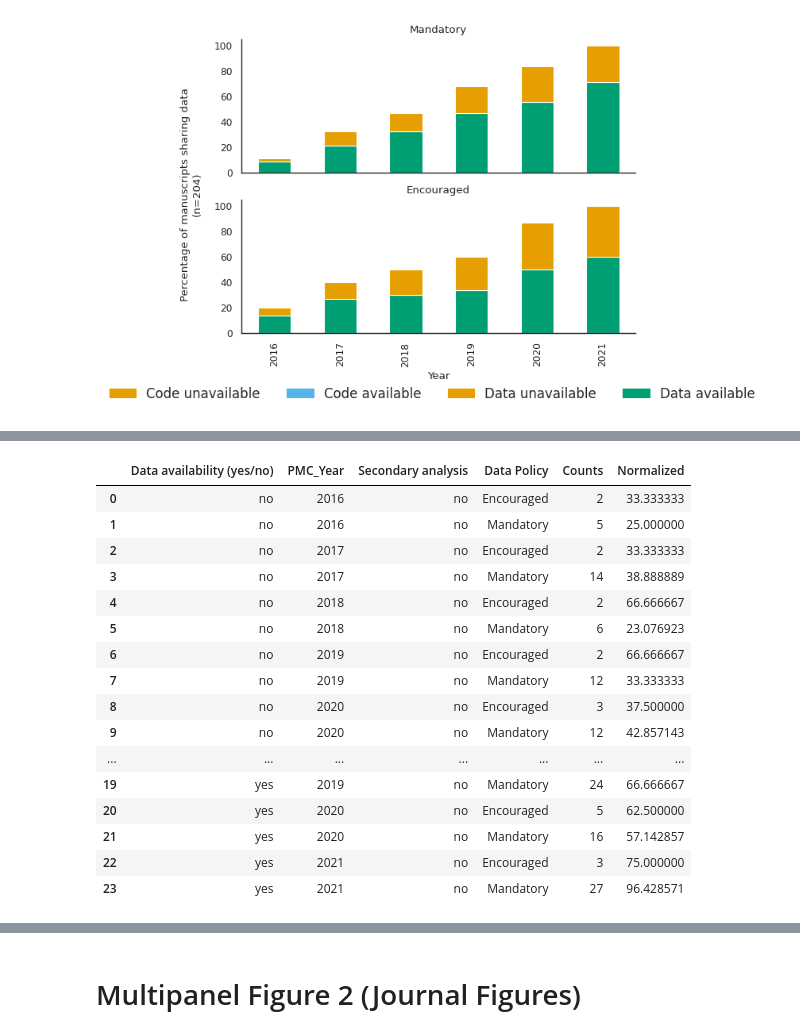
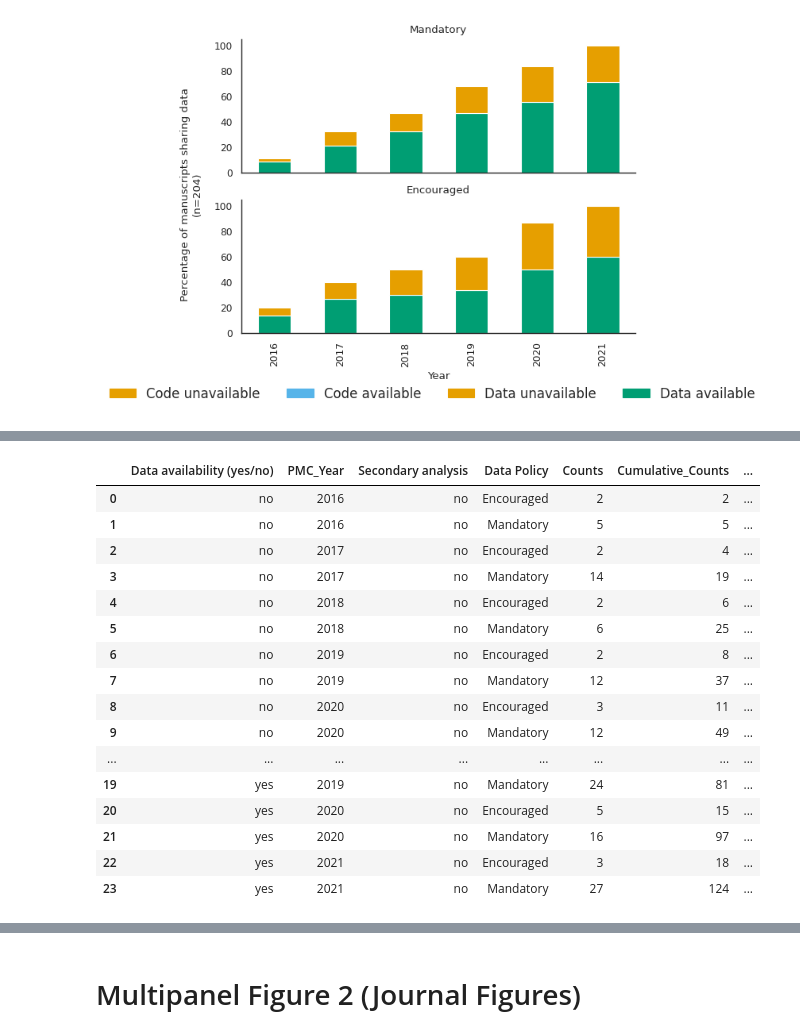
Before and after one commit to Mangul-Lab-USC/code-availability, a Jupyter notebook: notebooks/Figures.ipynb, the cells around one changed output, grey strips where cells are left out. Drawn from its saved outputs; the diff is of its cells as text; code cells hidden in the pictures.

```diff
--- a/notebooks/Figures.ipynb
+++ b/notebooks/Figures.ipynb
@@ -1561,11 +1615,44 @@ df_temp=pd.DataFrame({'Counts': df_modified.groupby(['Data availability (yes/no)
 #df_temp=df_temp[~((df_temp['Code availability (Yes/No)']=='yes'))]
 #filter df_temp to only have primary studies
 df_temp=df_temp[~(df_temp['Secondary analysis']=='yes')]
+df_temp['Cumulative_Counts']=0
 df_temp['Normalized']=0
 years=[2016,2017,2018,2019,2020,2021]
-policies=['Encouraged','Mandatory']
+policies=["Encouraged","Mandatory"]
+encouraged_cum_sum=0
+mandatory_cum_sum=0
+availbilities=['no','yes']
 for year in years:
     for policy in policies:
-        df_temp.loc[((df_temp['PMC_Year']==year) & (df_temp['Data Policy']==policy)),'Normalized']=(df_temp.loc[(df_temp['PMC_Year']==year) & (df_temp['Data Policy']==policy),'Counts']/df_temp.loc[((df_temp['PMC_Year']==year) & (df_temp['Data Policy']==policy)),'Counts'].sum())*100
+        if policy=='Encouraged':
+            encouraged_cum_sum+=df_temp.loc[((df_temp['PMC_Year']==year)&(df_temp['Data Policy']==policy)),'Counts'].sum()
+        elif policy=='Mandatory':
+            mandatory_cum_sum+=df_temp.loc[((df_temp['PMC_Year']==year)&(df_temp['Data Policy']==policy)),'Counts'].sum()
+        #print(encouraged_cum_sum,mandatory_cum_sum)
+        for availbility in availbilities:
+            if policy=='Encouraged':
+                if year==2016:
+                    df_temp.loc[((df_temp['PMC_Year']==year)&(df_temp['Data Policy']==policy)&(df_temp['Data availability (yes/no)']==availbility)),'Cumulative_Counts']=(((df_temp.loc[((df_temp['PMC_Year']==year)&(df_temp['Data Policy']==policy)&(df_temp['Data availability (yes/no)']==availbility)),'Counts'])))
+                    df_temp.loc[((df_temp['PMC_Year']==year)&(df_temp['Data Policy']==policy)&(df_temp['Data availability (yes/no)']==availbility)),'Normalized']=(df_temp.loc[((df_temp['PMC_Year']==year)&(df_temp['Data Policy']==policy)&(df_temp['Data availability (yes/no)']==availbility)),'Cumulative_Counts']/encouraged_cum_sum)*100
+                else:
+                    curr_value=df_temp.loc[((df_temp['PMC_Year']==year)&(df_temp['Data Policy']==policy)&(df_temp['Data availability (yes/no)']==availbility)),'Counts'].values
+                    if df_temp.loc[((df_temp['PMC_Year']==year-1)&(df_temp['Data Policy']==policy)&(df_temp['Data availability (yes/no)']==availbility)),'Counts'].empty:
+                        prev_value=0
+                    else:
+                        prev_value=df_temp.loc[((df_temp['PMC_Year']==year-1)&(df_temp['Data Policy']==policy)&(df_temp['Data availability (yes/no)']==availbility)),'Cumulative_Counts'].values
+                    print(curr_value,prev_value)
+                    print(year,policy,availbility)
+                    df_temp.loc[((df_temp['PMC_Year']==year)&(df_temp['Data Policy']==policy)&(df_temp['Data availability (yes/no)']==availbility)),'Cumulative_Counts']=(curr_value+prev_value)
+                    df_temp.loc[((df_temp['PMC_Year']==year)&(df_temp['Data Policy']==policy)&(df_temp['Data availability (yes/no)']==availbility)),'Normalized']=(df_temp.loc[((df_temp['PMC_Year']==year)&(df_temp['Data Policy']==policy)&(df_temp['Data availability (yes/no)']==availbility)),'Cumulative_Counts']/encouraged_cum_sum)*100
+            elif policy=='Mandatory':
+                if year==2016:
+                    df_temp.loc[((df_temp['PMC_Year']==year)&(df_temp['Data Policy']==policy)&(df_temp['Data availability (yes/no)']==availbility)),'Cumulative_Counts']=(((df_temp.loc[((df_temp['PMC_Year']==year)&(df_temp['Data Policy']==policy)&(df_temp['Data availability (yes/no)']==availbility)),'Counts'])))
+                    df_temp.loc[((df_temp['PMC_Year']==year)&(df_temp['Data Policy']==policy)&(df_temp['Data availability (yes/no)']==availbility)),'Normalized']=(df_temp.loc[((df_temp['PMC_Year']==year)&(df_temp['Data Policy']==policy)&(df_temp['Data availability (yes/no)']==availbility)),'Cumulative_Counts']/mandatory_cum_sum)*100
+                else:
+
+                    curr_value=df_temp.loc[((df_temp['PMC_Year']==year)&(df_temp['Data Policy']==policy)&(df_temp['Data availability (yes/no)']==availbility)),'Counts'].values
+                    prev_value=df_temp.loc[((df_temp['PMC_Year']==year-1)&(df_temp['Data Policy']==policy)&(df_temp['Data availability (yes/no)']==availbility)),'Cumulative_Counts'].values
+                    df_temp.loc[((df_temp['PMC_Year']==year)&(df_temp['Data Policy']==policy)&(df_temp['Data availability (yes/no)']==availbility)),'Cumulative_Counts']=(curr_value+prev_value)
+                    df_temp.loc[((df_temp['PMC_Year']==year)&(df_temp['Data Policy']==policy)&(df_temp['Data availability (yes/no)']==availbility)),'Normalized']=(df_temp.loc[((df_temp['PMC_Year']==year)&(df_temp['Data Policy']==policy)&(df_temp['Data availability (yes/no)']==availbility)),'Cumulative_Counts']/mandatory_cum_sum)*100
 df_temp
 # %% [output]
@@ -1572,20 +1679,20 @@ df_temp
-|  | Data availability (yes/no) | PMC_Year | Secondary analysis | Data Policy | Counts | Normalized |
-| 0 | no | 2016 | no | Encouraged | 2 | 33.333333 |
-| 1 | no | 2016 | no | Mandatory | 5 | 25.000000 |
-| 2 | no | 2017 | no | Encouraged | 2 | 33.333333 |
-| 3 | no | 2017 | no | Mandatory | 14 | 38.888889 |
-| 4 | no | 2018 | no | Encouraged | 2 | 66.666667 |
-| 5 | no | 2018 | no | Mandatory | 6 | 23.076923 |
-| 6 | no | 2019 | no | Encouraged | 2 | 66.666667 |
-| 7 | no | 2019 | no | Mandatory | 12 | 33.333333 |
-| 8 | no | 2020 | no | Encouraged | 3 | 37.500000 |
-| 9 | no | 2020 | no | Mandatory | 12 | 42.857143 |
-| ... | ... | ... | ... | ... | ... | ... |
-| 19 | yes | 2019 | no | Mandatory | 24 | 66.666667 |
-| 20 | yes | 2020 | no | Encouraged | 5 | 62.500000 |
-| 21 | yes | 2020 | no | Mandatory | 16 | 57.142857 |
-| 22 | yes | 2021 | no | Encouraged | 3 | 75.000000 |
-| 23 | yes | 2021 | no | Mandatory | 27 | 96.428571 |
+|  | Data availability (yes/no) | PMC_Year | Secondary analysis | Data Policy | Counts | Cumulative_Counts | ... |
+| 0 | no | 2016 | no | Encouraged | 2 | 2 | ... |
+| 1 | no | 2016 | no | Mandatory | 5 | 5 | ... |
+| 2 | no | 2017 | no | Encouraged | 2 | 4 | ... |
+| 3 | no | 2017 | no | Mandatory | 14 | 19 | ... |
+| 4 | no | 2018 | no | Encouraged | 2 | 6 | ... |
+| 5 | no | 2018 | no | Mandatory | 6 | 25 | ... |
+| 6 | no | 2019 | no | Encouraged | 2 | 8 | ... |
+| 7 | no | 2019 | no | Mandatory | 12 | 37 | ... |
+| 8 | no | 2020 | no | Encouraged | 3 | 11 | ... |
+| 9 | no | 2020 | no | Mandatory | 12 | 49 | ... |
+| ... | ... | ... | ... | ... | ... | ... | ... |
+| 19 | yes | 2019 | no | Mandatory | 24 | 81 | ... |
+| 20 | yes | 2020 | no | Encouraged | 5 | 15 | ... |
+| 21 | yes | 2020 | no | Mandatory | 16 | 97 | ... |
+| 22 | yes | 2021 | no | Encouraged | 3 | 18 | ... |
+| 23 | yes | 2021 | no | Mandatory | 27 | 124 | ... |
 # %%
 df_temp=df_temp.pivot(index=['PMC_Year'],columns=['Data Policy','Data availability (yes/no)'],values='Normalized')
 df_temp=df_temp.fillna(0)
```
Also changed, not shown: parts of 7 cells of this notebook.
